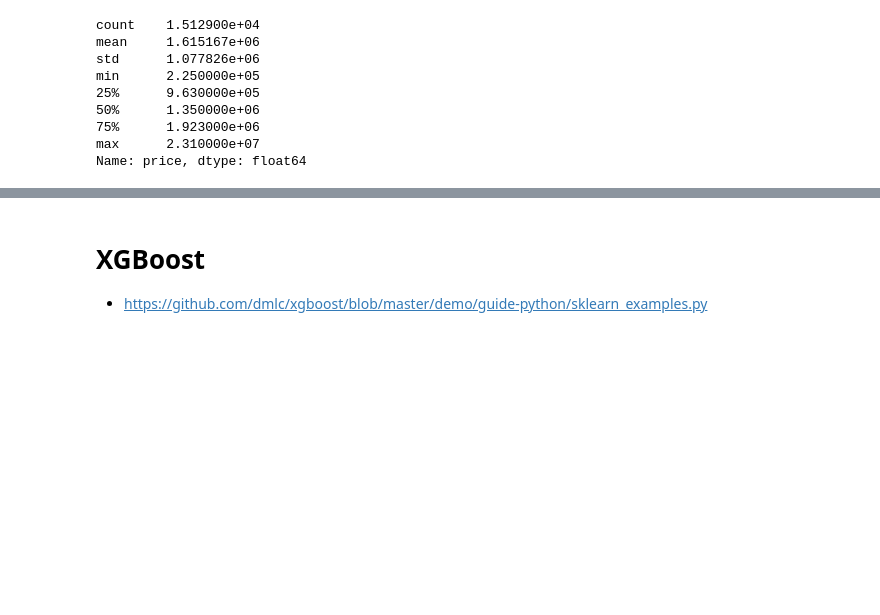
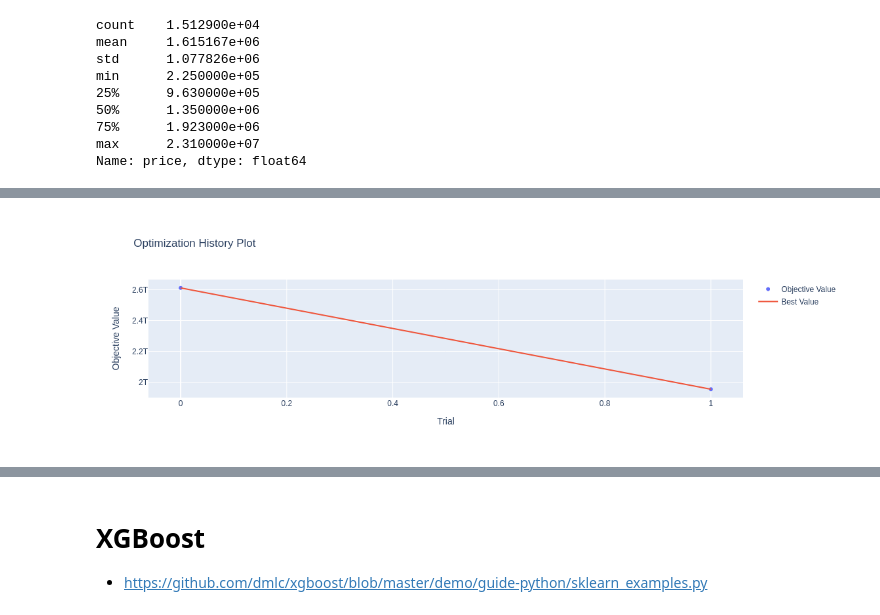
Before and after one commit to gmatheu/intive-interstellar-sales-showdown, a Jupyter notebook: interstellarchallenge-regression.ipynb, the cells around one changed output, grey strips where cells are left out. Cells and saved outputs as stored; diff of their text form; code cells hidden in the pictures; blank space fills up the shorter version.

```diff
--- a/interstellarchallenge-regression.ipynb
+++ b/interstellarchallenge-regression.ipynb
@@ -687,0 +1035,5 @@ Series([], dtype: object)
+# %%
+N_TRIALS=2
+_, study = execute_autogluon_optuna(
+    presets="medium_quality", n_trials=N_TRIALS, time_limit=TIME_LIMIT_BASE, study_alias="first"
+)
@@ -687,0 +1289,4 @@ Series([], dtype: object)
+# %%
+ov.plot_optimization_history(study)
+# %% [output]
+[figure, added]
```
Also changed, not shown: parts of 99 cells of this notebook, 3 other files.
